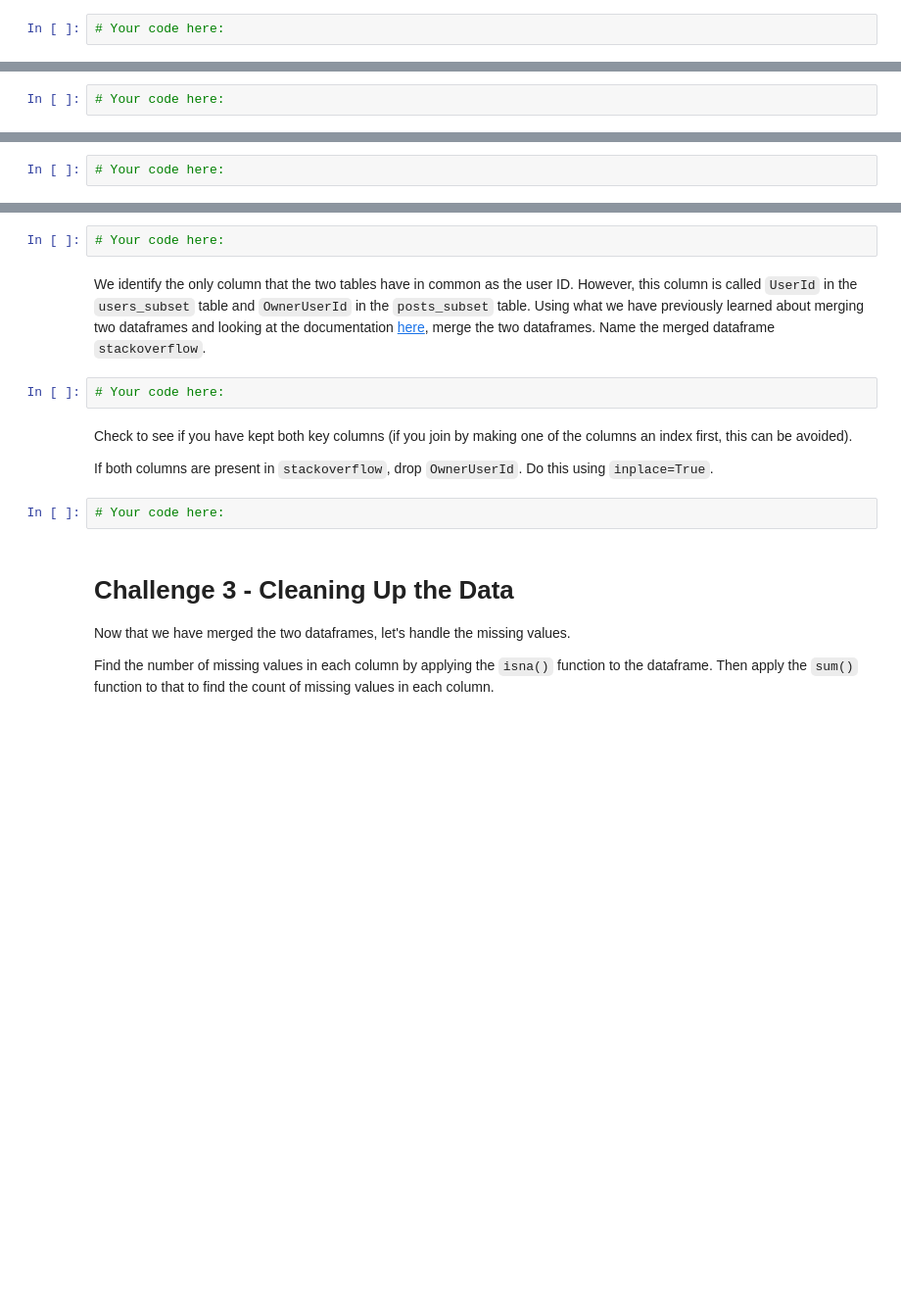
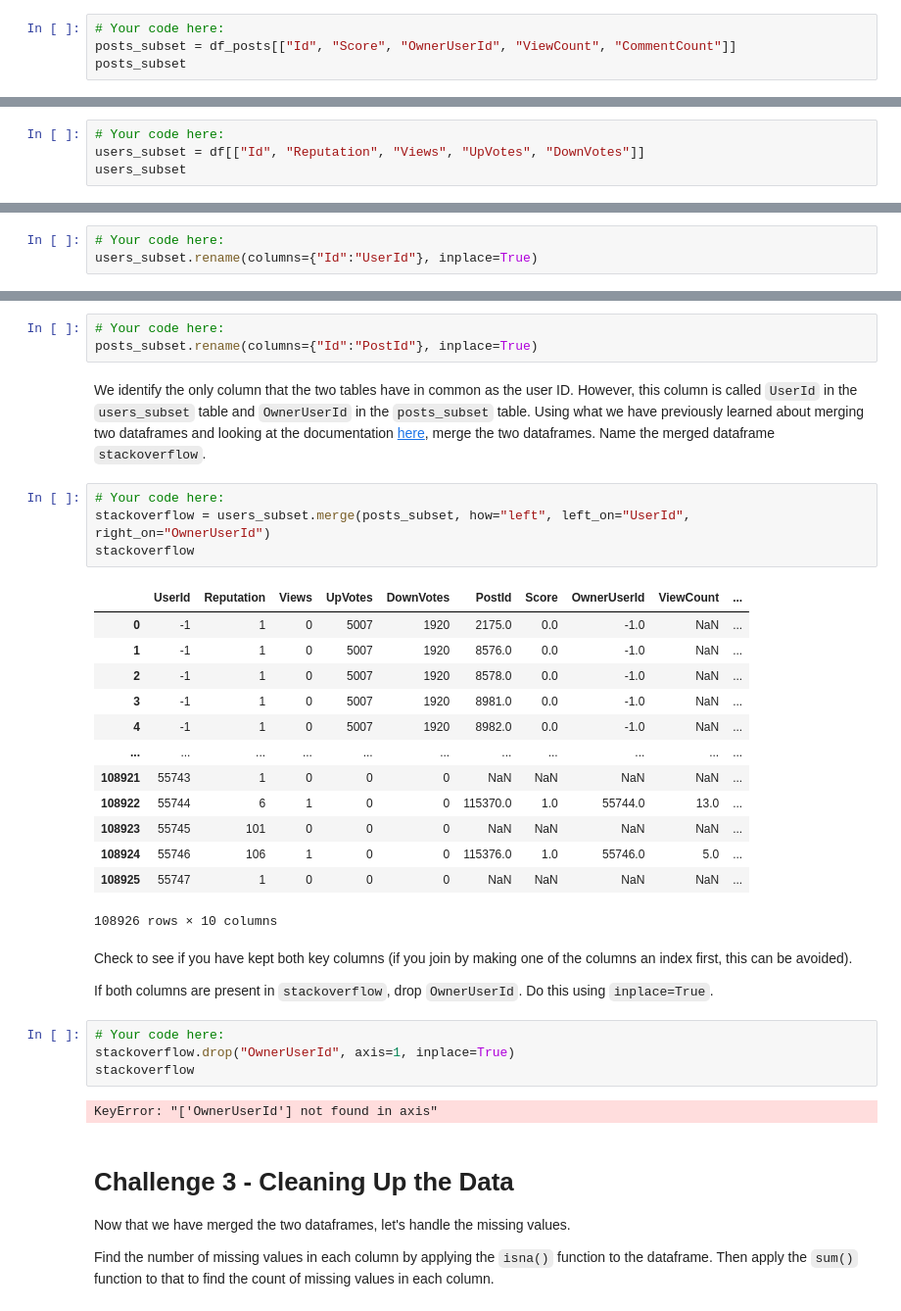
Before and after one commit to Shinan-tech/data-pt-ber-08-20, a Jupyter notebook: Labs/module-1_labs/04_pandas/04_lab-data_cleaning/your-code/main.ipynb, the cells around one changed output, grey strips where cells are left out. Shown: that part at 98% size. Drawn from its saved outputs; the diff is of its cells as text; blank space fills up the shorter version.

```diff
--- a/Labs/module-1_labs/04_pandas/04_lab-data_cleaning/your-code/main.ipynb
+++ b/Labs/module-1_labs/04_pandas/04_lab-data_cleaning/your-code/main.ipynb
@@ -120,3 +165,5 @@ Do this in the following 3 cells below.
 In the cell below, create a new dataframe called `posts_subset` containing only the columns: `Id`, `Score`, `OwnerUserID`, `ViewCount` ,`CommentCount`
 # %%
 # Your code here:
+posts_subset = df_posts[["Id", "Score", "OwnerUserId", "ViewCount", "CommentCount"]]
+posts_subset
@@ -124,3 +185,5 @@ In the cell below, create a new dataframe called `posts_subset` containing only
 In the cell below, create a dataframe called `users_subset` containing only the columns `Id`, `Reputation`, `Views`, `UpVotes`, `DownVotes`.
 # %%
 # Your code here:
+users_subset = df[["Id", "Reputation", "Views", "UpVotes", "DownVotes"]]
+users_subset
@@ -130,20 +207,42 @@ In the cell below, create a dataframe called `users_subset` containing only the
 In the `users_subset` dataframe, rename the `Id` column to `UserId`. Do this using the option `inplace=True`.
 # %%
 # Your code here:
+users_subset.rename(columns={"Id":"UserId"}, inplace=True)
 # %% [markdown]
 In the `posts_subset` dataframe, rename the `Id` column to `PostId`. Do this using the option `inplace=True`.
 # %%
 # Your code here:
+posts_subset.rename(columns={"Id":"PostId"}, inplace=True)
 # %% [markdown]
 We identify the only column that the two tables have in common as the user ID. However, this column is called `UserId` in the `users_subset` table and `OwnerUserId` in the `posts_subset` table. Using what we have previously learned about merging two dataframes and looking at the documentation [here](https://pandas.pydata.org/pandas-docs/stable/generated/pandas.DataFrame.merge.html), merge the two dataframes. Name the merged dataframe `stackoverflow`.
-# %%
-# Your code here:
+# %%
+# Your code here:
+stackoverflow = users_subset.merge(posts_subset, how="left", left_on="UserId", right_on="OwnerUserId")
+stackoverflow
+# %% [output]
+|  | UserId | Reputation | Views | UpVotes | DownVotes | PostId | Score | OwnerUserId | ViewCount | ... |
+| 0 | -1 | 1 | 0 | 5007 | 1920 | 2175.0 | 0.0 | -1.0 | NaN | ... |
+| 1 | -1 | 1 | 0 | 5007 | 1920 | 8576.0 | 0.0 | -1.0 | NaN | ... |
+| 2 | -1 | 1 | 0 | 5007 | 1920 | 8578.0 | 0.0 | -1.0 | NaN | ... |
+| 3 | -1 | 1 | 0 | 5007 | 1920 | 8981.0 | 0.0 | -1.0 | NaN | ... |
+| 4 | -1 | 1 | 0 | 5007 | 1920 | 8982.0 | 0.0 | -1.0 | NaN | ... |
+| ... | ... | ... | ... | ... | ... | ... | ... | ... | ... | ... |
+| 108921 | 55743 | 1 | 0 | 0 | 0 | NaN | NaN | NaN | NaN | ... |
+| 108922 | 55744 | 6 | 1 | 0 | 0 | 115370.0 | 1.0 | 55744.0 | 13.0 | ... |
+| 108923 | 55745 | 101 | 0 | 0 | 0 | NaN | NaN | NaN | NaN | ... |
+| 108924 | 55746 | 106 | 1 | 0 | 0 | 115376.0 | 1.0 | 55746.0 | 5.0 | ... |
+| 108925 | 55747 | 1 | 0 | 0 | 0 | NaN | NaN | NaN | NaN | ... |
+108926 rows × 10 columns
 # %% [markdown]
 Check to see if you have kept both key columns (if you join by making one of the columns an index first, this can be avoided).
 
 If both columns are present in `stackoverflow`, drop `OwnerUserId`. Do this using `inplace=True`.
 # %%
 # Your code here:
+stackoverflow.drop("OwnerUserId", axis=1, inplace=True)
+stackoverflow
+# %% [output]
+KeyError: "['OwnerUserId'] not found in axis"
 # %% [markdown]
 # Challenge 3 - Cleaning Up the Data
 
```
Also changed, not shown: parts of 11 cells of this notebook, 7 other files.
